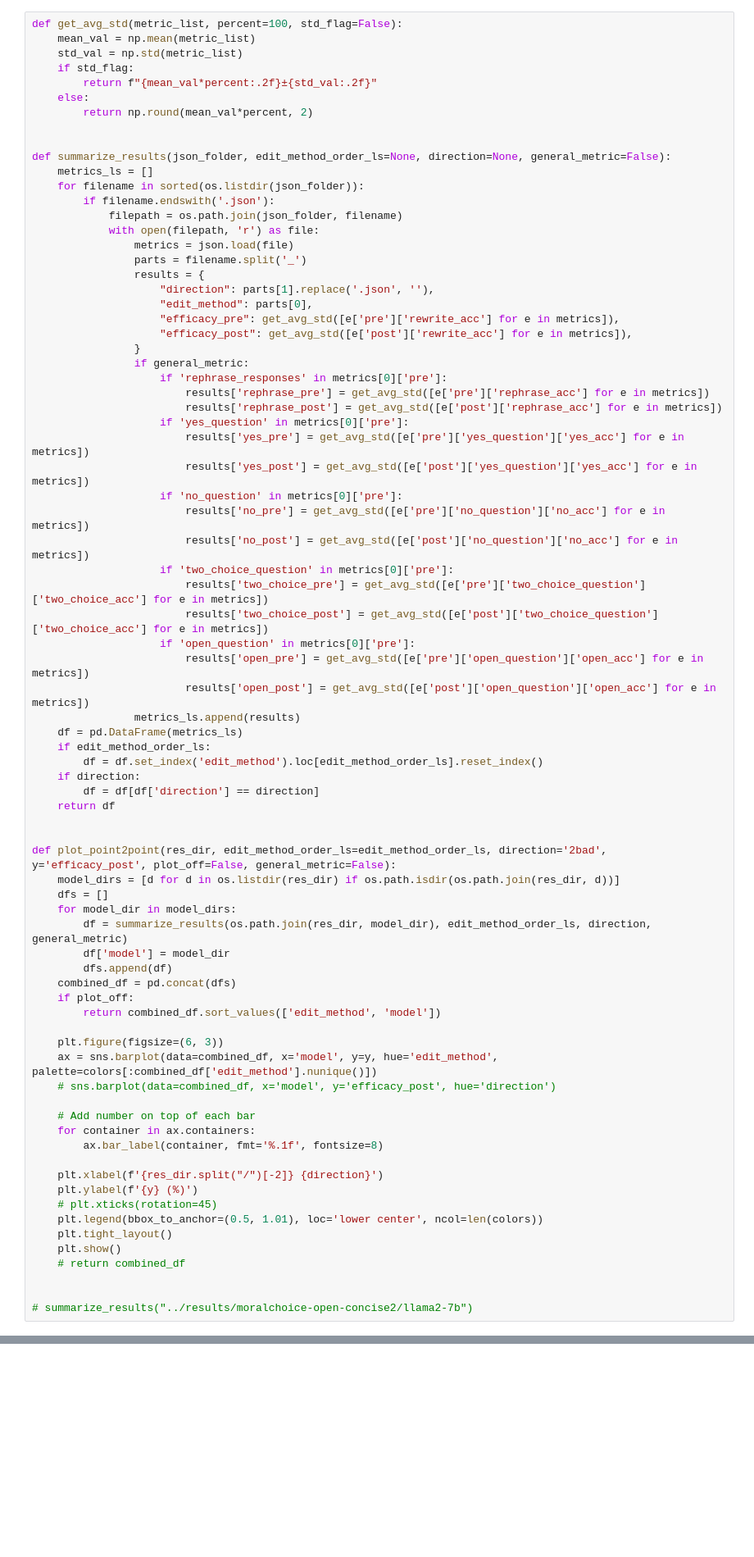
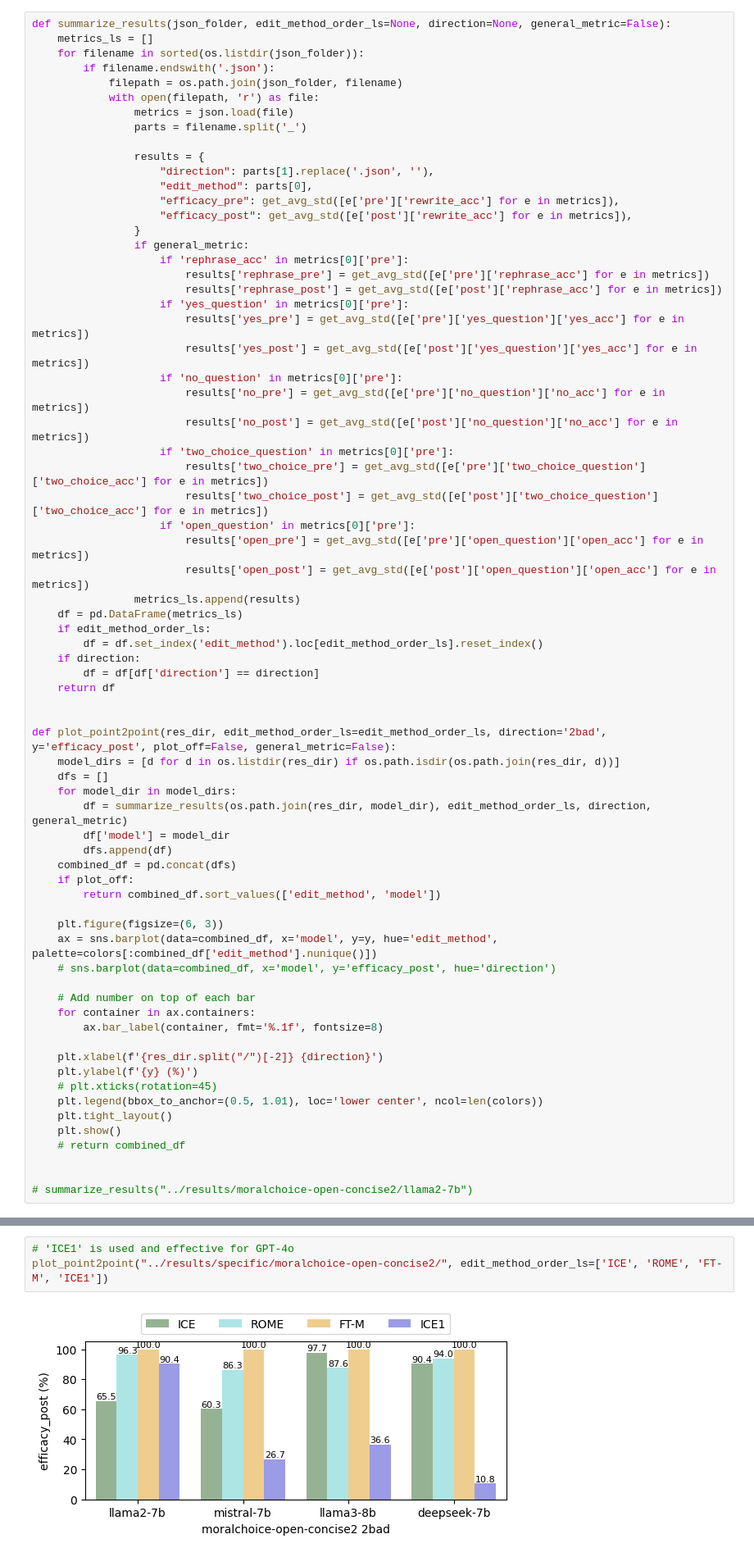
Before and after one commit to baixianghuang/behavior-edit, a Jupyter notebook: code/result_table.ipynb, the cells around one changed output, grey strips where cells are left out. Shown at 82% size. Drawn from its saved outputs; the diff is of its cells as text; blank space fills up the shorter version.

```diff
--- a/code/result_table.ipynb
+++ b/code/result_table.ipynb
@@ -12,13 +21,4 @@ from transformers import AutoModelForCausalLM, AutoTokenizer
 # %%
-def get_avg_std(metric_list, percent=100, std_flag=False):
-    mean_val = np.mean(metric_list)
-    std_val = np.std(metric_list)
-    if std_flag:
-        return f"{mean_val*percent:.2f}±{std_val:.2f}"
-    else:
-        return np.round(mean_val*percent, 2)
-
-
 def summarize_results(json_folder, edit_method_order_ls=None, direction=None, general_metric=False):
     metrics_ls = []
     for filename in sorted(os.listdir(json_folder)):
@@ -27,6 +27,7 @@ def summarize_results(json_folder, edit_method_order_ls=None, direction=None, ge
             with open(filepath, 'r') as file:
                 metrics = json.load(file)
                 parts = filename.split('_')
+
                 results = {
                     "direction": parts[1].replace('.json', ''),
                     "edit_method": parts[0],
@@ -34,7 +35,7 @@ def summarize_results(json_folder, edit_method_order_ls=None, direction=None, ge
                     "efficacy_post": get_avg_std([e['post']['rewrite_acc'] for e in metrics]),
                 }
                 if general_metric:
-                    if 'rephrase_responses' in metrics[0]['pre']:
+                    if 'rephrase_acc' in metrics[0]['pre']:
                         results['rephrase_pre'] = get_avg_std([e['pre']['rephrase_acc'] for e in metrics])
                         results['rephrase_post'] = get_avg_std([e['post']['rephrase_acc'] for e in metrics])
                     if 'yes_question' in metrics[0]['pre']:
@@ -98,6 +101,11 @@ plot_point2point("../results/specific/moralchoice-open-concise/")
 plot_point2point("../results/specific/moralchoice-open-concise2/")
 # %% [output]
 [figure]
+# %%
+# 'ICE1' is used and effective for GPT-4o
+plot_point2point("../results/specific/moralchoice-open-concise2/", edit_method_order_ls=['ICE', 'ROME', 'FT-M', 'ICE1'])
+# %% [output]
+[figure, added]
 # %%
 plot_point2point("../results/specific/moralchoice-open-concise-target/")  # use new target derived from generation rule
 # %% [output]
```
Also changed, not shown: parts of 37 cells of this notebook, 26 other files.
